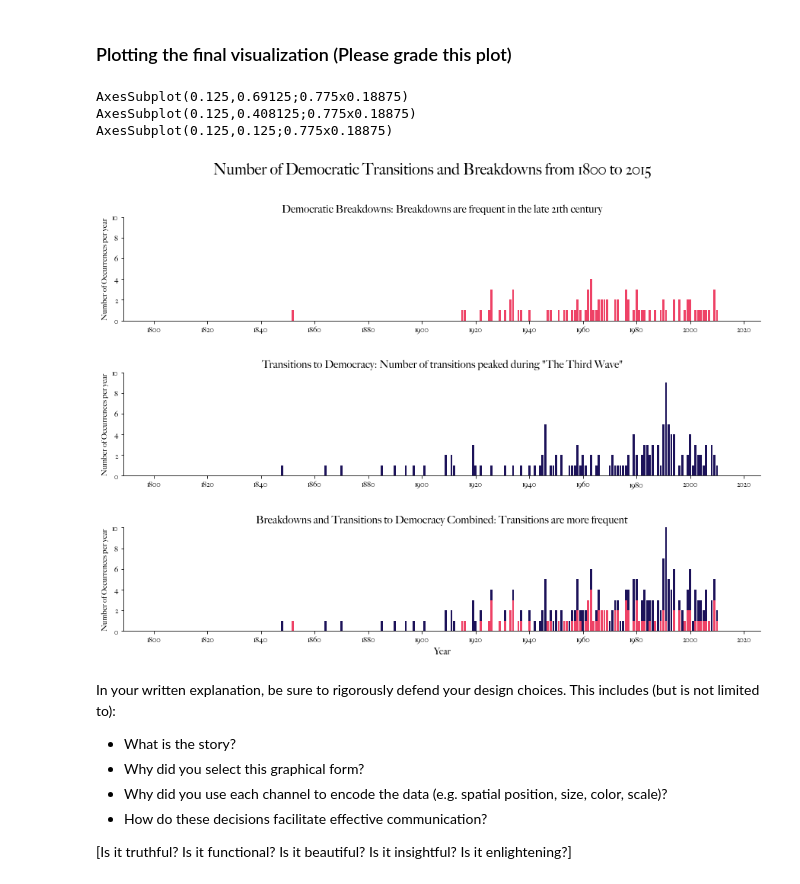
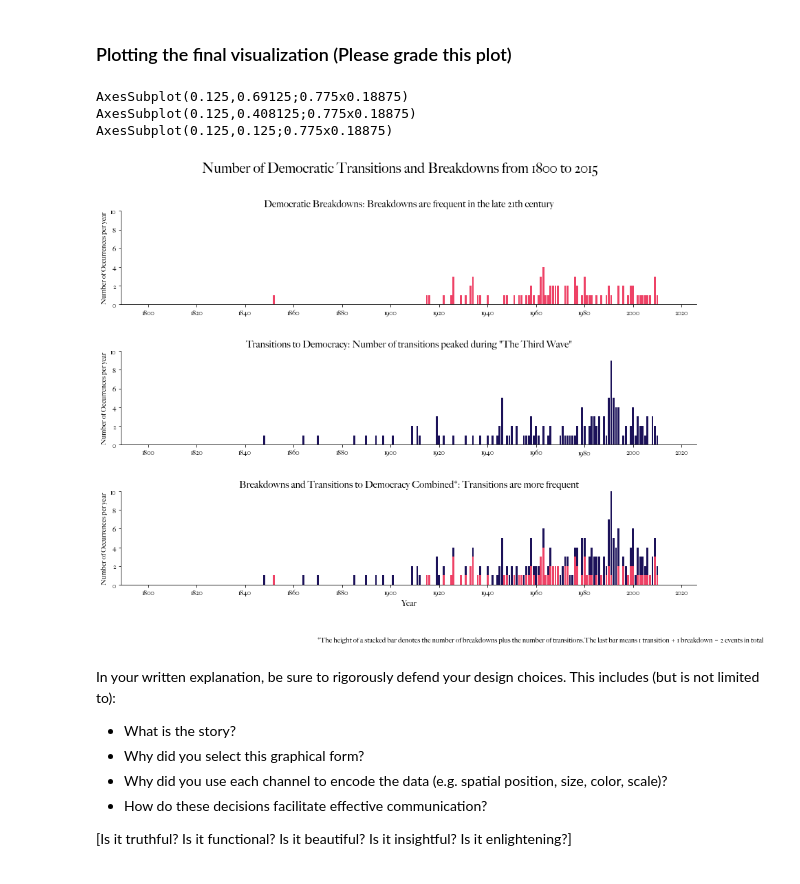
Before and after one commit to sanittawan/hw03-1, a Jupyter notebook: Tan_Sanittawan_hw03_part2.ipynb, the cells around one changed output. Cells and saved outputs as stored; diff of their text form; code cells hidden in the pictures.

Commit message:
Updated final visualization

```diff
--- a/Tan_Sanittawan_hw03_part2.ipynb
+++ b/Tan_Sanittawan_hw03_part2.ipynb
@@ -177,41 +177,44 @@ fig.suptitle('Number of Democratic Transitions and Breakdowns from 1800 to 2015'
 data_list = [num_breakdowns_year, num_to_dem_year, total_trans]
 subtitles = ['Democratic Breakdowns: Breakdowns are frequent in the late 21th century',
              'Transitions to Democracy: Number of transitions peaked during "The Third Wave"',
-             'Breakdowns and Transitions to Democracy Combined: Transitions are more frequent']
+             'Breakdowns and Transitions to Democracy Combined*: Transitions are more frequent']
 #c_tup = ('#1c1259','#ee4266')
 c_tup = ('#ee4266', '#1c1259')
 #c_tup = ('#1cb3c8', '#3c415e')
 colors = [c_tup[0], c_tup[1], c_tup]
 i = 0
 
 for ax, data, st, c in zip(axes.flatten(), data_list, subtitles, colors):
     i += 1
     print(ax)
     ax.set(ylim=(0, 10))
     if i == 3:    # make a stacked bar graph
         ax.set_xlabel('Year', fontname='Big Caslon', fontsize=12)
         ax.bar(data.index, num_breakdowns_year.values, color=c[0])
         ax.bar(data.index, num_to_dem_year.values, bottom=num_breakdowns_year.values, color=c[1])
     else:
         ax.bar(data.index, data.values, color=c)
     ax.xaxis.set_major_locator(MaxNLocator(15))
     ax.set_title(st, fontname='Big Caslon', fontsize=14)
     ax.set_ylabel('Number of Occurrences per year', fontname='Big Caslon', fontsize=10)
 
     sns.despine()
 
     for tick in ax.get_xticklabels():
         tick.set_fontname('Big Caslon')
     for tick in ax.get_yticklabels():
         tick.set_fontname('Big Caslon')
 
+ftnt = ('*The height of a stacked bar denotes the number of breakdowns plus the number of transitions.'
+       'The last bar means 1 transition + 1 breakdown = 2 events in total')
+plt.figtext(0.99, 0.01, ftnt, horizontalalignment='right', fontfamily='Big Caslon')
 plt.savefig('transitions.png', dpi=300, bbox_inches='tight')
 plt.show()
 # %% [output]
 AxesSubplot(0.125,0.69125;0.775x0.18875)
 AxesSubplot(0.125,0.408125;0.775x0.18875)
 AxesSubplot(0.125,0.125;0.775x0.18875)
-[figure, old version]
+[figure, new version]
 # %% [markdown]
 In your written explanation, be sure to rigorously defend your design choices. This includes (but is not limited to):
 
```
Also changed, not shown: 1 other file.
